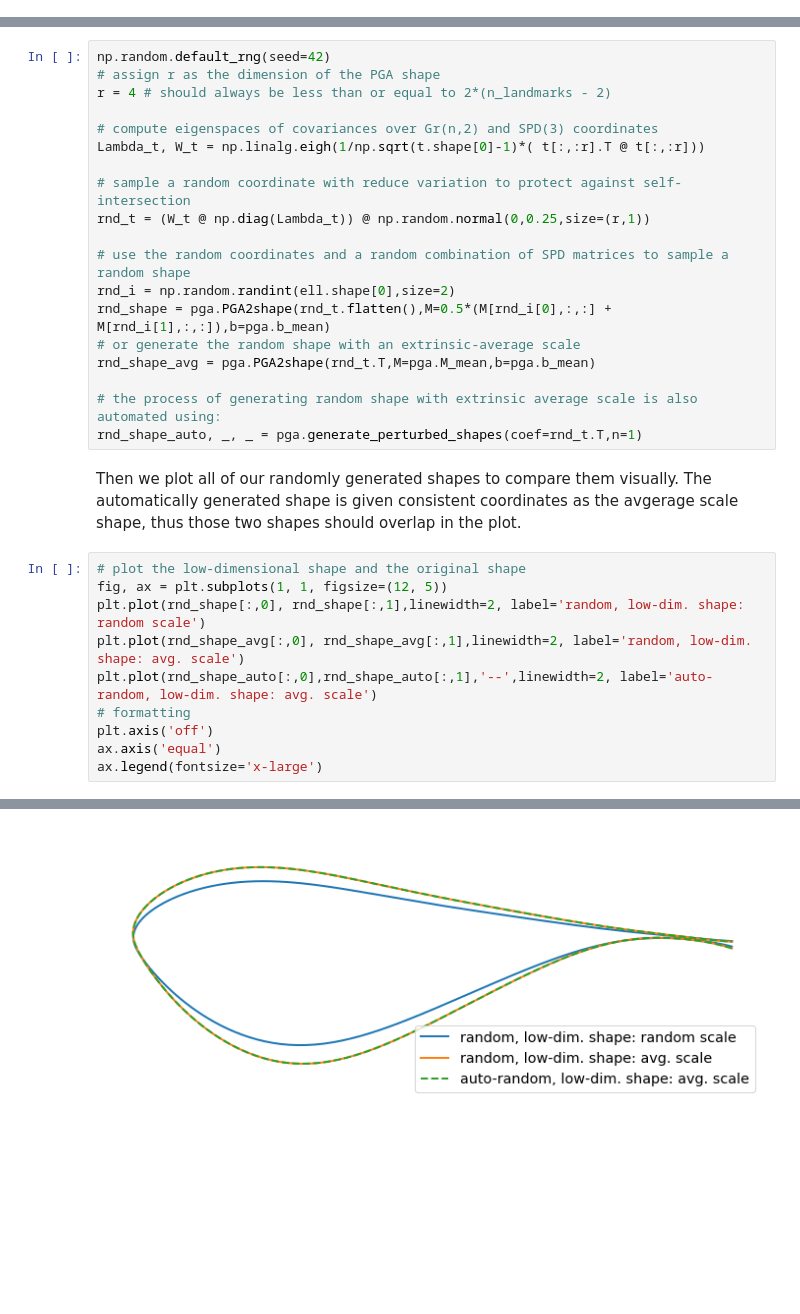
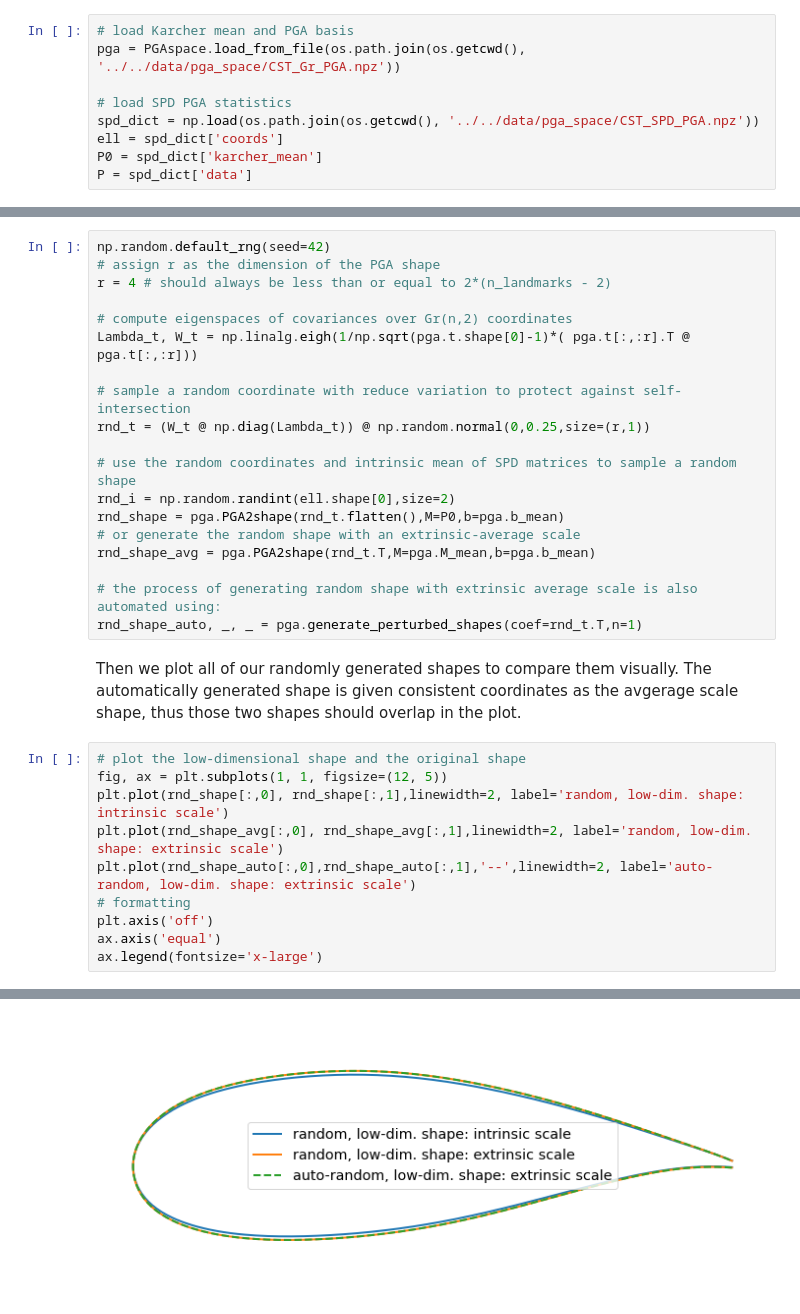
Before and after one commit to NREL/G2Aero, a Jupyter notebook: examples/notebooks/1_Generating_Airfoils.ipynb, the cells around one changed output, grey strips where cells are left out. Saved outputs shown, nothing was run; the diff lists cells and outputs as text; blank space fills up the shorter version.

Commit message:
Notebooks 0 and 1 use saved data conventions. Included SPD vectorization routines

```diff
--- a/examples/notebooks/1_Generating_Airfoils.ipynb
+++ b/examples/notebooks/1_Generating_Airfoils.ipynb
@@ -57 +25,10 @@ Karcher mean convergence:
+# %%
+# load Karcher mean and PGA basis
+pga = PGAspace.load_from_file(os.path.join(os.getcwd(), '../../data/pga_space/CST_Gr_PGA.npz'))
+
+# load SPD PGA statistics
+spd_dict = np.load(os.path.join(os.getcwd(), '../../data/pga_space/CST_SPD_PGA.npz'))
+ell = spd_dict['coords']
+P0 = spd_dict['karcher_mean']
+P = spd_dict['data']
 # %% [markdown]
@@ -62,15 +39,15 @@ np.random.default_rng(seed=42)
 # assign r as the dimension of the PGA shape
 r = 4 # should always be less than or equal to 2*(n_landmarks - 2)
 
-# compute eigenspaces of covariances over Gr(n,2) and SPD(3) coordinates
-Lambda_t, W_t = np.linalg.eigh(1/np.sqrt(t.shape[0]-1)*( t[:,:r].T @ t[:,:r]))
+# compute eigenspaces of covariances over Gr(n,2) coordinates
+Lambda_t, W_t = np.linalg.eigh(1/np.sqrt(pga.t.shape[0]-1)*( pga.t[:,:r].T @ pga.t[:,:r]))
 
 # sample a random coordinate with reduce variation to protect against self-intersection
 rnd_t = (W_t @ np.diag(Lambda_t)) @ np.random.normal(0,0.25,size=(r,1))
 
-# use the random coordinates and a random combination of SPD matrices to sample a random shape
+# use the random coordinates and intrinsic mean of SPD matrices to sample a random shape
 rnd_i = np.random.randint(ell.shape[0],size=2)
-rnd_shape = pga.PGA2shape(rnd_t.flatten(),M=0.5*(M[rnd_i[0],:,:] + M[rnd_i[1],:,:]),b=pga.b_mean)
+rnd_shape = pga.PGA2shape(rnd_t.flatten(),M=P0,b=pga.b_mean)
 # or generate the random shape with an extrinsic-average scale
 rnd_shape_avg = pga.PGA2shape(rnd_t.T,M=pga.M_mean,b=pga.b_mean)
 
@@ -81,13 +58,13 @@ Then we plot all of our randomly generated shapes to compare them visually. The
 # %%
 # plot the low-dimensional shape and the original shape
 fig, ax = plt.subplots(1, 1, figsize=(12, 5))
-plt.plot(rnd_shape[:,0], rnd_shape[:,1],linewidth=2, label='random, low-dim. shape: random scale')
-plt.plot(rnd_shape_avg[:,0], rnd_shape_avg[:,1],linewidth=2, label='random, low-dim. shape: avg. scale')
-plt.plot(rnd_shape_auto[:,0],rnd_shape_auto[:,1],'--',linewidth=2, label='auto-random, low-dim. shape: avg. scale')
+plt.plot(rnd_shape[:,0], rnd_shape[:,1],linewidth=2, label='random, low-dim. shape: intrinsic scale')
+plt.plot(rnd_shape_avg[:,0], rnd_shape_avg[:,1],linewidth=2, label='random, low-dim. shape: extrinsic scale')
+plt.plot(rnd_shape_auto[:,0],rnd_shape_auto[:,1],'--',linewidth=2, label='auto-random, low-dim. shape: extrinsic scale')
 # formatting
 plt.axis('off')
 ax.axis('equal')
 ax.legend(fontsize='x-large')
 # %% [output]
 <matplotlib.legend.Legend at 0x...>
-[figure, old version]
+[figure, new version]
```
Also changed, not shown: parts of 7 cells of this notebook, 5 other files.
